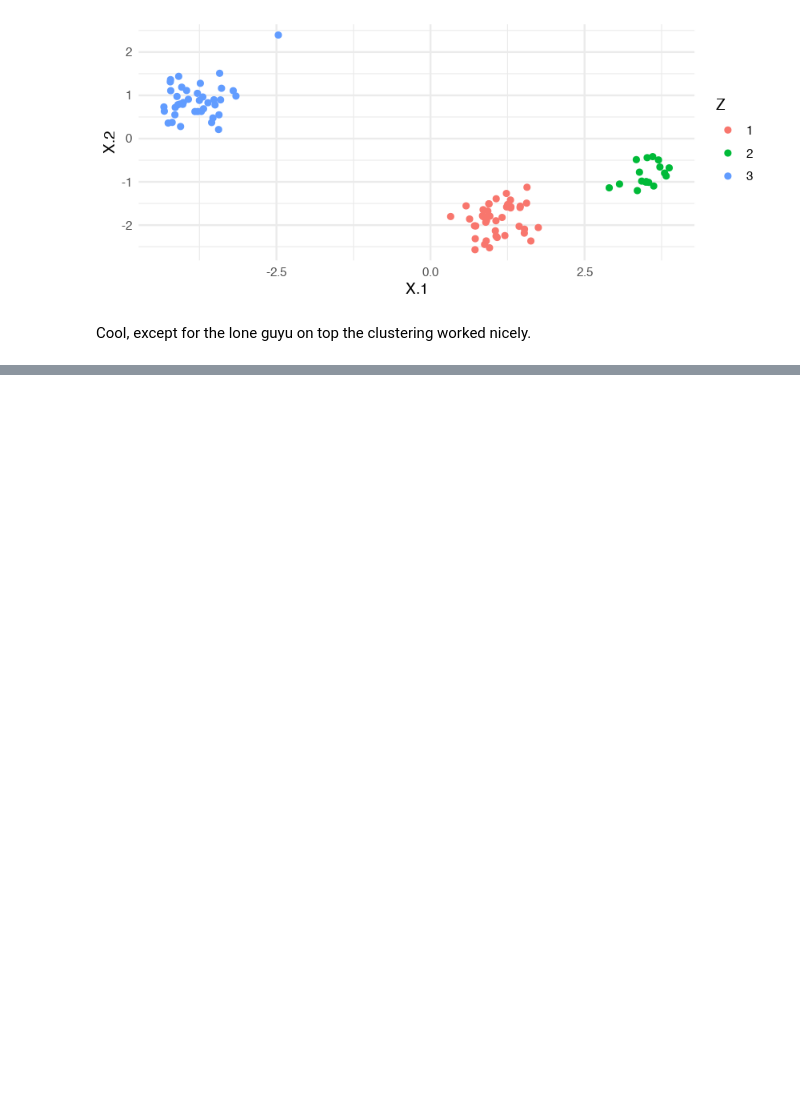
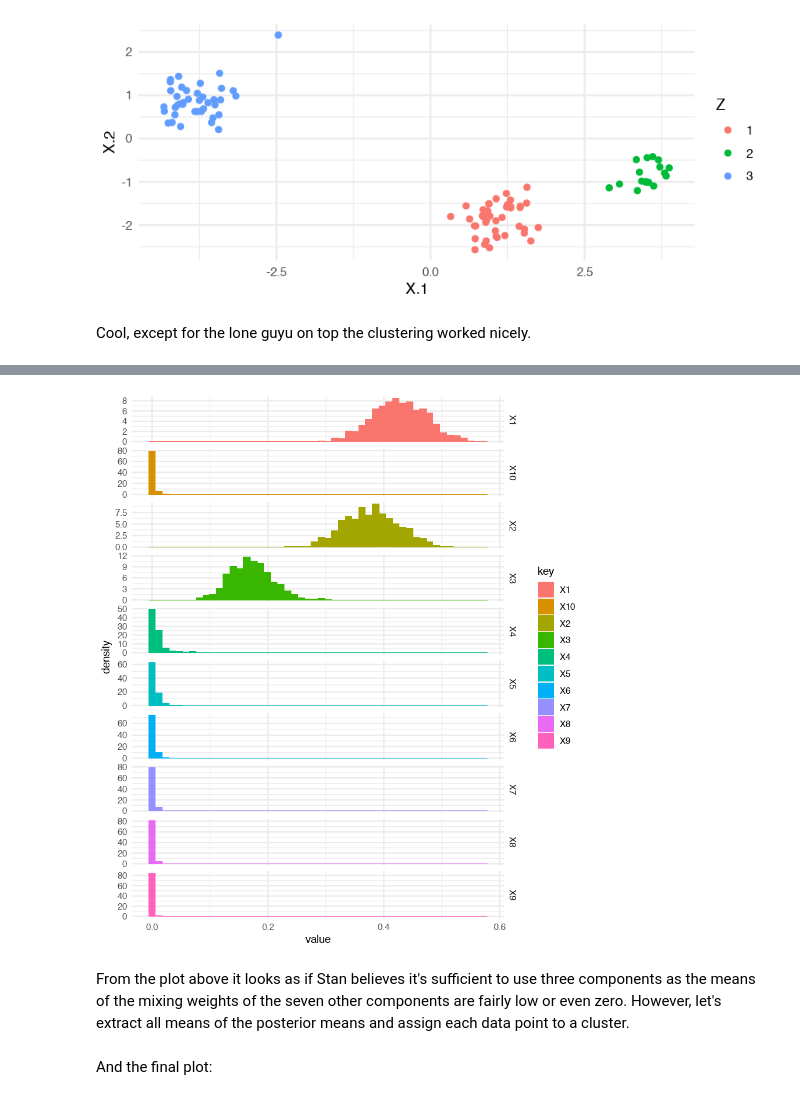
Before and after one commit to dirmeier/etudes, a Jupyter notebook: dirichlet_process_mixture_models.ipynb, the cells around one changed output, grey strips where cells are left out. Drawn from its saved outputs; the diff is of its cells as text; code cells hidden in the pictures; blank space fills up the shorter version.

Commit message:
Finalizes DPMM

```diff
--- a/dirichlet_process_mixture_models.ipynb
+++ b/dirichlet_process_mixture_models.ipynb
@@ -393,0 +264,3 @@ The following object is masked from ‘package:dplyr’:
+# %%
+K <- 10
+alpha <- 2
@@ -393,0 +286,3 @@ The following object is masked from ‘package:dplyr’:
+# %%
+model.file <- "_models/dirichlet_process_mixture.stan"
+cat(readLines(model.file), sep="\n")
@@ -393,0 +307,2 @@ The following object is masked from ‘package:dplyr’:
+# %%
+fit <- stan(model.file, data = list(K=K, n=n, x=X, p=p, alpha=alpha), iter = 10000, warmup = 1000, chains = 2)
@@ -393,0 +347,2 @@ The following object is masked from ‘package:dplyr’:
+# %%
+posterior <- extract(fit)
@@ -393,0 +351,11 @@ The following object is masked from ‘package:dplyr’:
+# %%
+data.frame(posterior$pi)  %>%
+    tidyr::gather(key, value) %>%
+    ggplot(aes(x = value, y = ..density.., fill=key), position="dodge") +
+    facet_grid(key ~ ., scales="free") +
+    geom_histogram(bins=50) +
+    theme_minimal()
+# %% [output]
+[figure, added]
+# %% [markdown]
+From the plot above it looks as if Stan believes it's sufficient to use three components as the means of the mixing weights of the seven other components are fairly low or even zero. However, let's extract all means of the posterior means and assign each data point to a cluster.
@@ -393,0 +376,2 @@ The following object is masked from ‘package:dplyr’:
+# %% [markdown]
+And the final plot:
```
Also changed, not shown: parts of 27 cells of this notebook, 2 other files.
